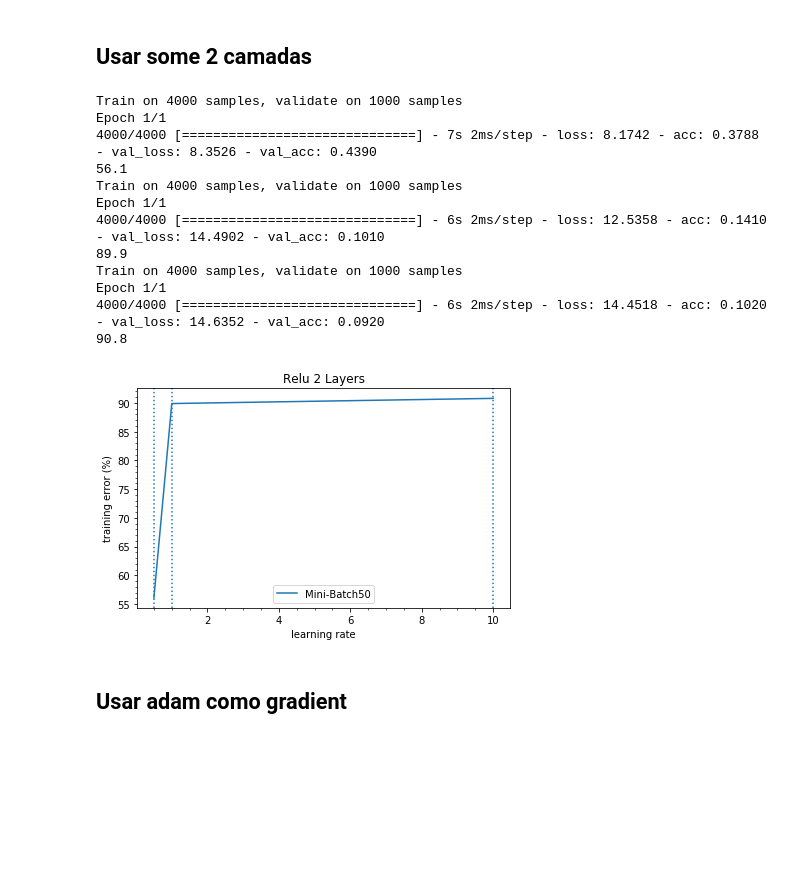
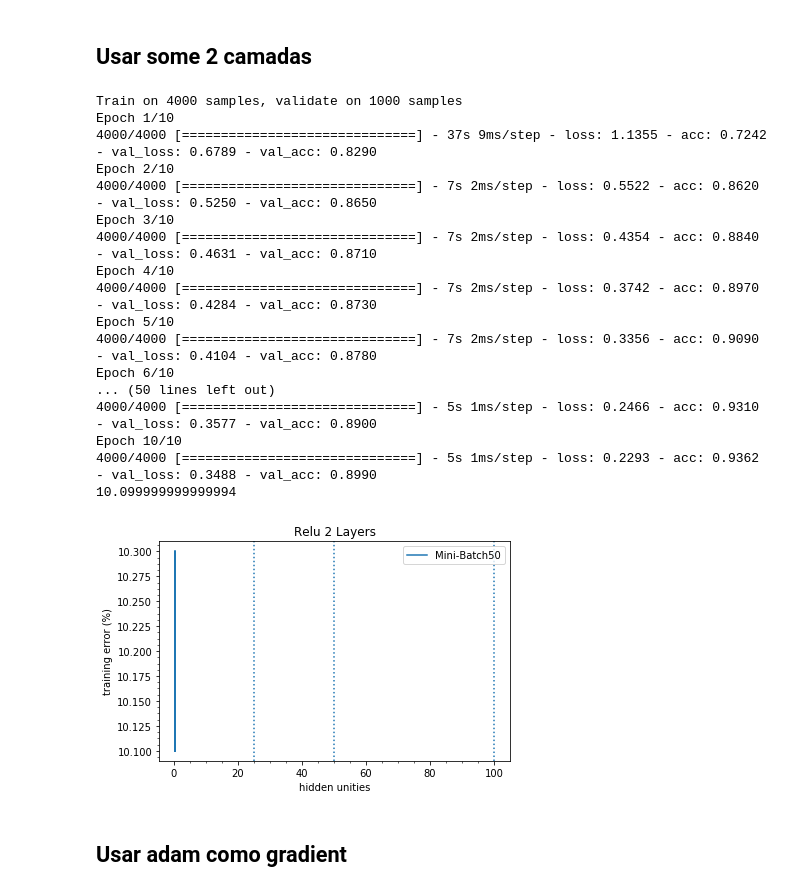
Before and after one commit to gesteves91/tp-ml, a Jupyter notebook: Neural-Network.ipynb, the cells around one changed output. Saved outputs shown, nothing was run; the diff lists cells and outputs as text; code cells hidden in the pictures; blank space fills up the shorter version.

Commit message:
Add new tests

```diff
--- a/Neural-Network.ipynb
+++ b/Neural-Network.ipynb
@@ -856,12 +856,12 @@ outputs = []
 
 for i, u in zip(lr, un):
     model = baseline_model_relu(u, i)
-    model.fit(X_train, y_train, validation_data=(X_test, y_test), epochs=10, batch_size=50, verbose=1)
+    model.fit(X_train, y_train, validation_data=(X_test, y_test), epochs=13, batch_size=10, verbose=1)
     scores = model.evaluate(X_test, y_test, verbose=0)
     print(100-scores[1]*100)
     outputs.append(100-scores[1]*100)
 
-plt.plot(lr, outputs, label='Mini-Batch10')
+plt.plot(un, outputs, label='Mini-Batch10')
 plt.xlabel('unities hidden layer')
 plt.axvline(x=25, ls='dotted')
 plt.axvline(x=50, ls='dotted')
@@ -897,52 +897,57 @@ Epoch 10/10
 # %%
 # Define model
 def baseline_model_relu(unity, learning_rate):
     model = Sequential()
     model.add(Dense(num_pixels, input_dim=num_pixels, kernel_initializer='normal', activation='relu'))
     model.add(Dense(num_classes, kernel_initializer='normal', activation='softmax'))
     # Set the gradient
-    sgd = optimizers.SGD(lr=learning_rate, decay=1e-6, momentum=0.9, nesterov=True)
+    sgd = optimizers.SGD(lr=0.01)
     # Compile model
     model.compile(loss='categorical_crossentropy', optimizer=sgd, metrics=['accuracy'])
     return model
 
-lr = [0.5, 1, 10]
-un = [100, 100, 100]
+lr = [0.5, 0.5, 0.5]
+un = [25, 50, 100]
 outputs = []
 
 for i, u in zip(lr, un):
     model = baseline_model_relu(u, i)
-    model.fit(X_train, y_train, validation_data=(X_test, y_test), epochs=1, batch_size=10, verbose=1)
+    model.fit(X_train, y_train, validation_data=(X_test, y_test), epochs=10, batch_size=10, verbose=1)
     scores = model.evaluate(X_test, y_test, verbose=0)
     print(100-scores[1]*100)
     outputs.append(100-scores[1]*100)
 
 plt.plot(lr, outputs, label='Mini-Batch50')
-plt.xlabel('learning rate')
-plt.axvline(x=0.5, ls='dotted')
-plt.axvline(x=1, ls='dotted')
-plt.axvline(x=10, ls='dotted')
+plt.xlabel('hidden unities')
+plt.axvline(x=25, ls='dotted')
+plt.axvline(x=50, ls='dotted')
+plt.axvline(x=100, ls='dotted')
 plt.minorticks_on()
 plt.ylabel('training error (%)')
 plt.title("Relu 2 Layers")
 plt.legend()
 plt.tight_layout()
 plt.savefig('img/relu-2-layer.png', bbox_inches='tight', dpi = 100)
 plt.show()
 # %% [output]
 Train on 4000 samples, validate on 1000 samples
-Epoch 1/1
-4000/4000 [==============================] - 7s 2ms/step - loss: 8.1742 - acc: 0.3788 - val_loss: 8.3526 - val_acc: 0.4390
-56.1
-Train on 4000 samples, validate on 1000 samples
-Epoch 1/1
-4000/4000 [==============================] - 6s 2ms/step - loss: 12.5358 - acc: 0.1410 - val_loss: 14.4902 - val_acc: 0.1010
-89.9
-Train on 4000 samples, validate on 1000 samples
-Epoch 1/1
-4000/4000 [==============================] - 6s 2ms/step - loss: 14.4518 - acc: 0.1020 - val_loss: 14.6352 - val_acc: 0.0920
-90.8
+Epoch 1/10
+4000/4000 [==============================] - 37s 9ms/step - loss: 1.1355 - acc: 0.7242 - val_loss: 0.6789 - val_acc: 0.8290
+Epoch 2/10
+4000/4000 [==============================] - 7s 2ms/step - loss: 0.5522 - acc: 0.8620 - val_loss: 0.5250 - val_acc: 0.8650
+Epoch 3/10
+4000/4000 [==============================] - 7s 2ms/step - loss: 0.4354 - acc: 0.8840 - val_loss: 0.4631 - val_acc: 0.8710
+Epoch 4/10
+4000/4000 [==============================] - 7s 2ms/step - loss: 0.3742 - acc: 0.8970 - val_loss: 0.4284 - val_acc: 0.8730
+Epoch 5/10
+4000/4000 [==============================] - 7s 2ms/step - loss: 0.3356 - acc: 0.9090 - val_loss: 0.4104 - val_acc: 0.8780
+Epoch 6/10
+... (50 lines left out)
+4000/4000 [==============================] - 5s 1ms/step - loss: 0.2466 - acc: 0.9310 - val_loss: 0.3577 - val_acc: 0.8900
+Epoch 10/10
+4000/4000 [==============================] - 5s 1ms/step - loss: 0.2293 - acc: 0.9362 - val_loss: 0.3488 - val_acc: 0.8990
+10.099999999999994
-[figure, old version]
+[figure, new version]
 # %% [markdown]
 ## Usar adam como gradient
 # %%
```
Also changed, not shown: parts of 1 cell of this notebook, 3 other files.
